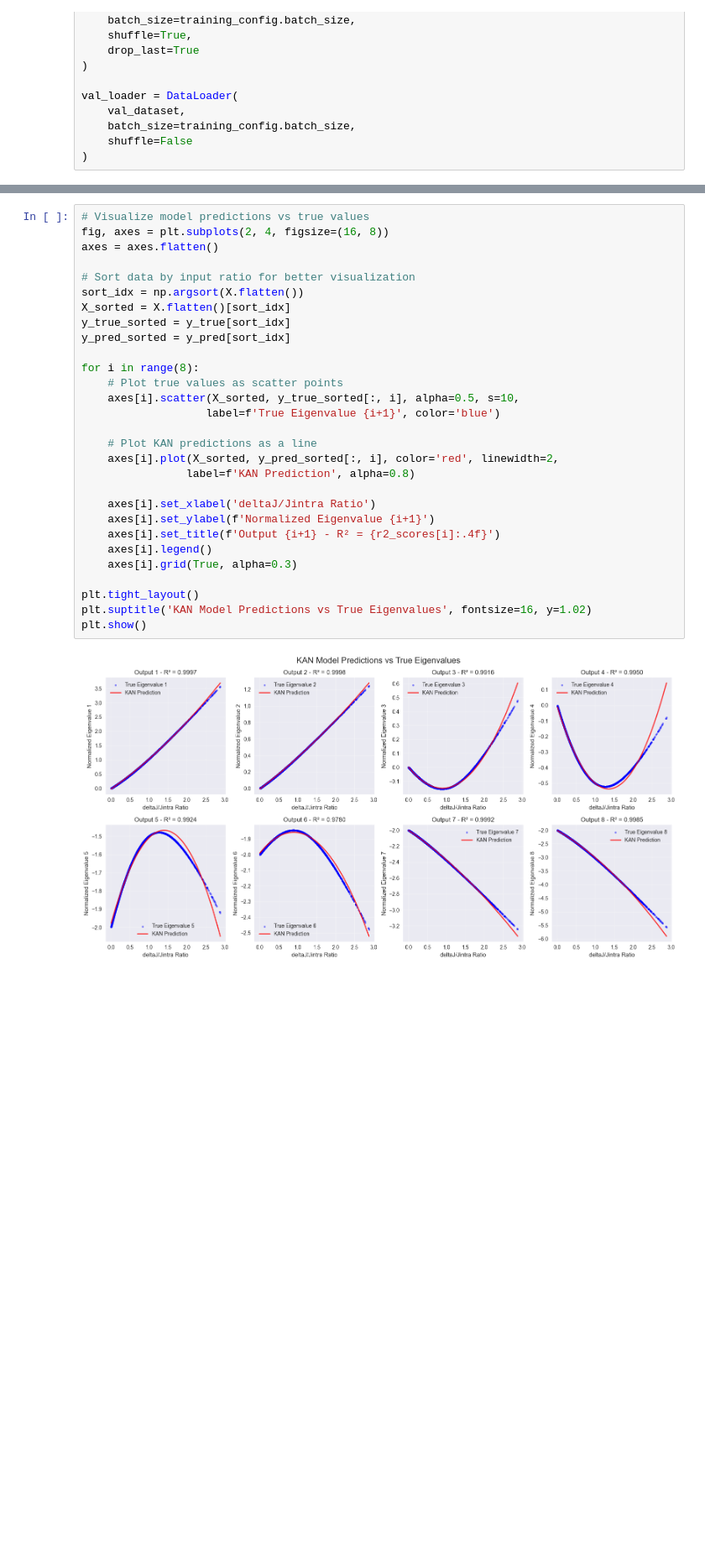
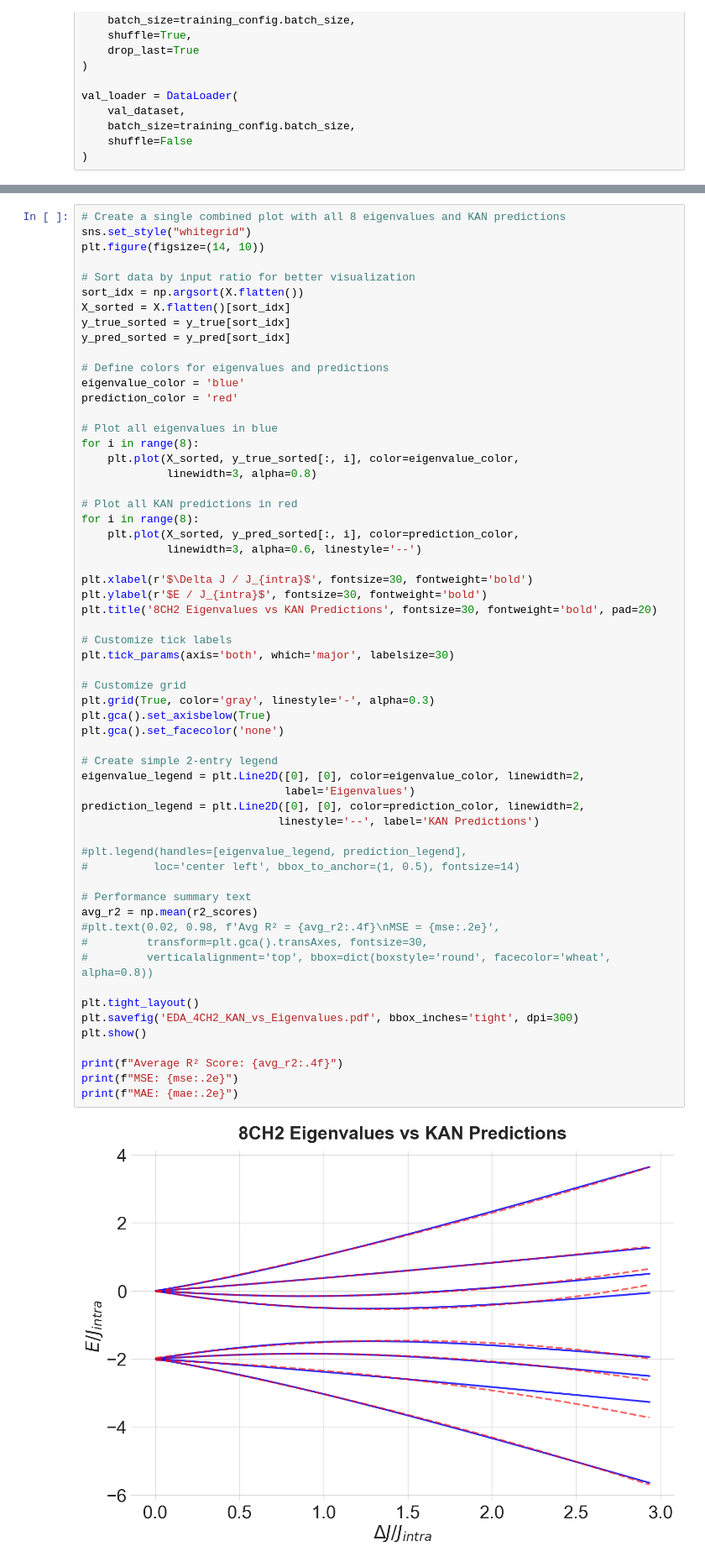
Before and after one commit to Alexankharin/NMRKan, a Jupyter notebook: notebooks/8. EDA_4CH2.ipynb, the cells around one changed output, grey strips where cells are left out. Shown at 84% size. Cells and saved outputs as stored; diff of their text form; blank space fills up the shorter version.

Commit message:
update notebooks for nicer images

```diff
--- a/notebooks/8. EDA_4CH2.ipynb
+++ b/notebooks/8. EDA_4CH2.ipynb
@@ -224,31 +215,61 @@ Per-output R² scores:
 # %%
-# Visualize model predictions vs true values
-fig, axes = plt.subplots(2, 4, figsize=(16, 8))
-axes = axes.flatten()
+# Create a single combined plot with all 8 eigenvalues and KAN predictions
+sns.set_style("whitegrid")
+plt.figure(figsize=(14, 10))
 
 # Sort data by input ratio for better visualization
 sort_idx = np.argsort(X.flatten())
 X_sorted = X.flatten()[sort_idx]
 y_true_sorted = y_true[sort_idx]
 y_pred_sorted = y_pred[sort_idx]
 
+# Define colors for eigenvalues and predictions
+eigenvalue_color = 'blue'
+prediction_color = 'red'
+
+# Plot all eigenvalues in blue
 for i in range(8):
-    # Plot true values as scatter points
-    axes[i].scatter(X_sorted, y_true_sorted[:, i], alpha=0.5, s=10,
-                   label=f'True Eigenvalue {i+1}', color='blue')
+    plt.plot(X_sorted, y_true_sorted[:, i], color=eigenvalue_color,
+             linewidth=3, alpha=0.8)
 
-    # Plot KAN predictions as a line
-    axes[i].plot(X_sorted, y_pred_sorted[:, i], color='red', linewidth=2,
-                label=f'KAN Prediction', alpha=0.8)
+# Plot all KAN predictions in red
+for i in range(8):
+    plt.plot(X_sorted, y_pred_sorted[:, i], color=prediction_color,
+             linewidth=3, alpha=0.6, linestyle='--')
 
-    axes[i].set_xlabel('deltaJ/Jintra Ratio')
-    axes[i].set_ylabel(f'Normalized Eigenvalue {i+1}')
-    axes[i].set_title(f'Output {i+1} - R² = {r2_scores[i]:.4f}')
-    axes[i].legend()
-    axes[i].grid(True, alpha=0.3)
+plt.xlabel(r'$\Delta J / J_{intra}$', fontsize=30, fontweight='bold')
+plt.ylabel(r'$E / J_{intra}$', fontsize=30, fontweight='bold')
+plt.title('8CH2 Eigenvalues vs KAN Predictions', fontsize=30, fontweight='bold', pad=20)
+
+# Customize tick labels
+plt.tick_params(axis='both', which='major', labelsize=30)
+
+# Customize grid
+plt.grid(True, color='gray', linestyle='-', alpha=0.3)
+plt.gca().set_axisbelow(True)
+plt.gca().set_facecolor('none')
+
+# Create simple 2-entry legend
+eigenvalue_legend = plt.Line2D([0], [0], color=eigenvalue_color, linewidth=2,
+                               label='Eigenvalues')
+prediction_legend = plt.Line2D([0], [0], color=prediction_color, linewidth=2,
+                              linestyle='--', label='KAN Predictions')
+
+#plt.legend(handles=[eigenvalue_legend, prediction_legend],
+#          loc='center left', bbox_to_anchor=(1, 0.5), fontsize=14)
+
+# Performance summary text
+avg_r2 = np.mean(r2_scores)
+#plt.text(0.02, 0.98, f'Avg R² = {avg_r2:.4f}\nMSE = {mse:.2e}',
+#         transform=plt.gca().transAxes, fontsize=30,
+#         verticalalignment='top', bbox=dict(boxstyle='round', facecolor='wheat', alpha=0.8))
 
 plt.tight_layout()
-plt.suptitle('KAN Model Predictions vs True Eigenvalues', fontsize=16, y=1.02)
+plt.savefig('EDA_4CH2_KAN_vs_Eigenvalues.pdf', bbox_inches='tight', dpi=300)
 plt.show()
+
+print(f"Average R² Score: {avg_r2:.4f}")
+print(f"MSE: {mse:.2e}")
+print(f"MAE: {mae:.2e}")
 # %% [output]
-[figure, old version]
+[figure, new version]
```
Also changed, not shown: parts of 6 cells of this notebook, 1 other file.
